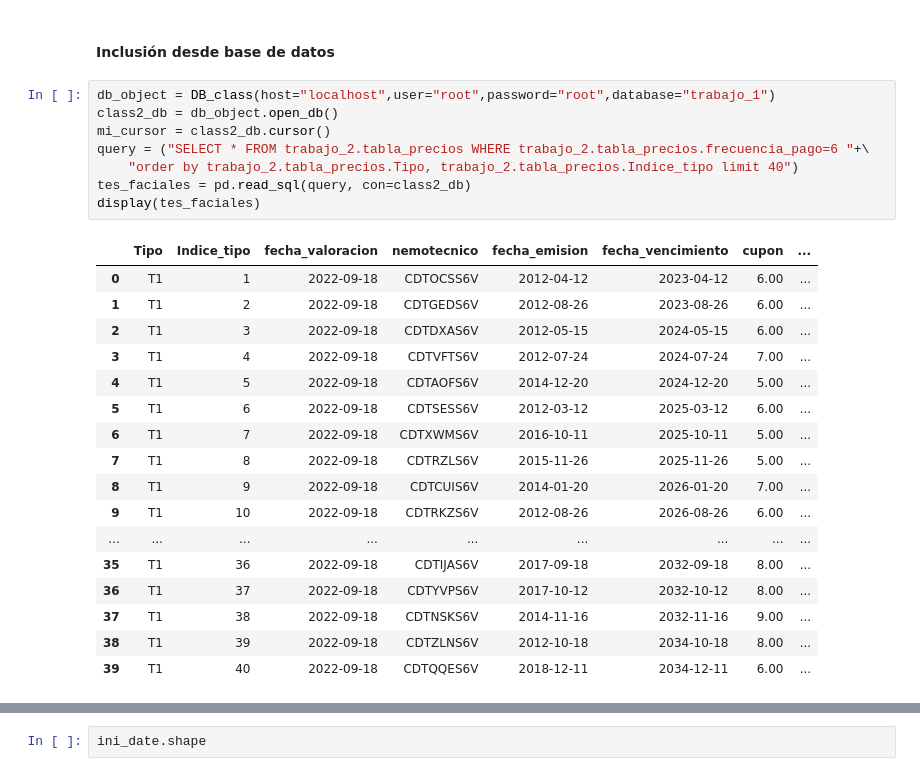
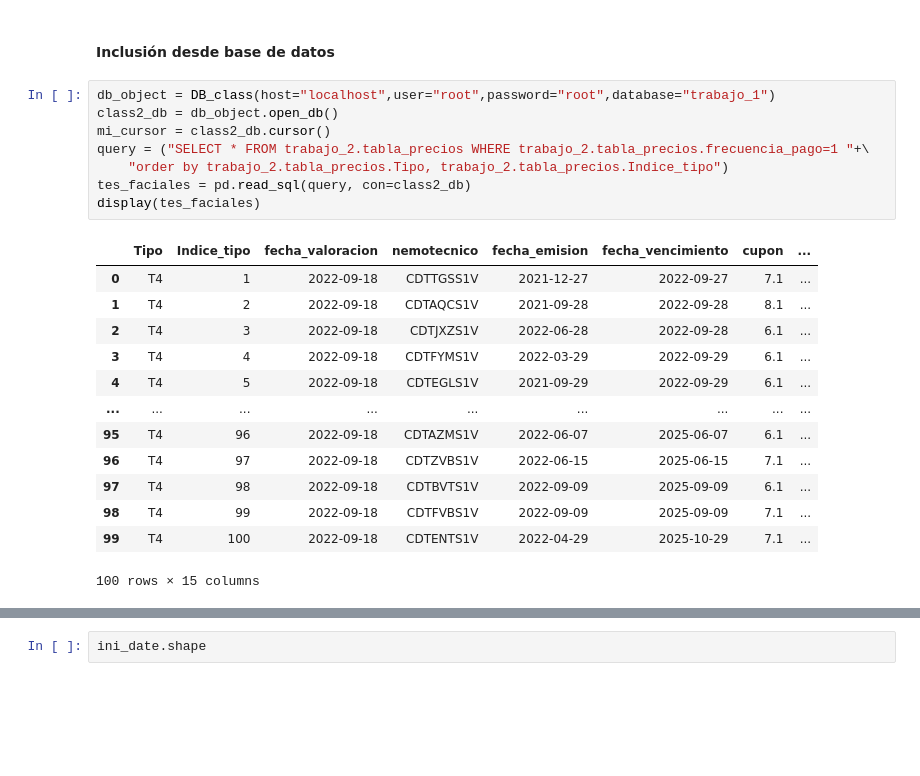
Before and after one commit to edwinriospzn/RentfijT02, a Jupyter notebook: Trabajo02_Laura_Edwin.ipynb, the cells around one changed output, grey strips where cells are left out. Cells and saved outputs as stored; diff of their text form; blank space fills up the shorter version.

```diff
--- a/Trabajo02_Laura_Edwin.ipynb
+++ b/Trabajo02_Laura_Edwin.ipynb
@@ -54,26 +54,22 @@ import importlib
 # %%
 db_object = DB_class(host="localhost",user="root",password="root",database="trabajo_1")
 class2_db = db_object.open_db()
 mi_cursor = class2_db.cursor()
-query = ("SELECT * FROM trabajo_2.tabla_precios WHERE trabajo_2.tabla_precios.frecuencia_pago=6 "+\
-    "order by trabajo_2.tabla_precios.Tipo, trabajo_2.tabla_precios.Indice_tipo limit 40")
+query = ("SELECT * FROM trabajo_2.tabla_precios WHERE trabajo_2.tabla_precios.frecuencia_pago=1 "+\
+    "order by trabajo_2.tabla_precios.Tipo, trabajo_2.tabla_precios.Indice_tipo")
 tes_faciales = pd.read_sql(query, con=class2_db)
 display(tes_faciales)
 # %% [output]
 |  | Tipo | Indice_tipo | fecha_valoracion | nemotecnico | fecha_emision | fecha_vencimiento | cupon | ... |
-| 0 | T1 | 1 | 2022-09-18 | CDTOCSS6V | 2012-04-12 | 2023-04-12 | 6.00 | ... |
-| 1 | T1 | 2 | 2022-09-18 | CDTGEDS6V | 2012-08-26 | 2023-08-26 | 6.00 | ... |
-| 2 | T1 | 3 | 2022-09-18 | CDTDXAS6V | 2012-05-15 | 2024-05-15 | 6.00 | ... |
-| 3 | T1 | 4 | 2022-09-18 | CDTVFTS6V | 2012-07-24 | 2024-07-24 | 7.00 | ... |
-| 4 | T1 | 5 | 2022-09-18 | CDTAOFS6V | 2014-12-20 | 2024-12-20 | 5.00 | ... |
-| 5 | T1 | 6 | 2022-09-18 | CDTSESS6V | 2012-03-12 | 2025-03-12 | 6.00 | ... |
-| 6 | T1 | 7 | 2022-09-18 | CDTXWMS6V | 2016-10-11 | 2025-10-11 | 5.00 | ... |
-| 7 | T1 | 8 | 2022-09-18 | CDTRZLS6V | 2015-11-26 | 2025-11-26 | 5.00 | ... |
-| 8 | T1 | 9 | 2022-09-18 | CDTCUIS6V | 2014-01-20 | 2026-01-20 | 7.00 | ... |
-| 9 | T1 | 10 | 2022-09-18 | CDTRKZS6V | 2012-08-26 | 2026-08-26 | 6.00 | ... |
+| 0 | T4 | 1 | 2022-09-18 | CDTTGSS1V | 2021-12-27 | 2022-09-27 | 7.1 | ... |
+| 1 | T4 | 2 | 2022-09-18 | CDTAQCS1V | 2021-09-28 | 2022-09-28 | 8.1 | ... |
+| 2 | T4 | 3 | 2022-09-18 | CDTJXZS1V | 2022-06-28 | 2022-09-28 | 6.1 | ... |
+| 3 | T4 | 4 | 2022-09-18 | CDTFYMS1V | 2022-03-29 | 2022-09-29 | 6.1 | ... |
+| 4 | T4 | 5 | 2022-09-18 | CDTEGLS1V | 2021-09-29 | 2022-09-29 | 6.1 | ... |
 | ... | ... | ... | ... | ... | ... | ... | ... | ... |
-| 35 | T1 | 36 | 2022-09-18 | CDTIJAS6V | 2017-09-18 | 2032-09-18 | 8.00 | ... |
-| 36 | T1 | 37 | 2022-09-18 | CDTYVPS6V | 2017-10-12 | 2032-10-12 | 8.00 | ... |
-| 37 | T1 | 38 | 2022-09-18 | CDTNSKS6V | 2014-11-16 | 2032-11-16 | 9.00 | ... |
-| 38 | T1 | 39 | 2022-09-18 | CDTZLNS6V | 2012-10-18 | 2034-10-18 | 8.00 | ... |
-| 39 | T1 | 40 | 2022-09-18 | CDTQQES6V | 2018-12-11 | 2034-12-11 | 6.00 | ... |
+| 95 | T4 | 96 | 2022-09-18 | CDTAZMS1V | 2022-06-07 | 2025-06-07 | 6.1 | ... |
+| 96 | T4 | 97 | 2022-09-18 | CDTZVBS1V | 2022-06-15 | 2025-06-15 | 7.1 | ... |
+| 97 | T4 | 98 | 2022-09-18 | CDTBVTS1V | 2022-09-09 | 2025-09-09 | 6.1 | ... |
+| 98 | T4 | 99 | 2022-09-18 | CDTFVBS1V | 2022-09-09 | 2025-09-09 | 7.1 | ... |
+| 99 | T4 | 100 | 2022-09-18 | CDTENTS1V | 2022-04-29 | 2025-10-29 | 7.1 | ... |
+100 rows × 15 columns
```
Also changed, not shown: parts of 4 cells of this notebook, 4 other files.
